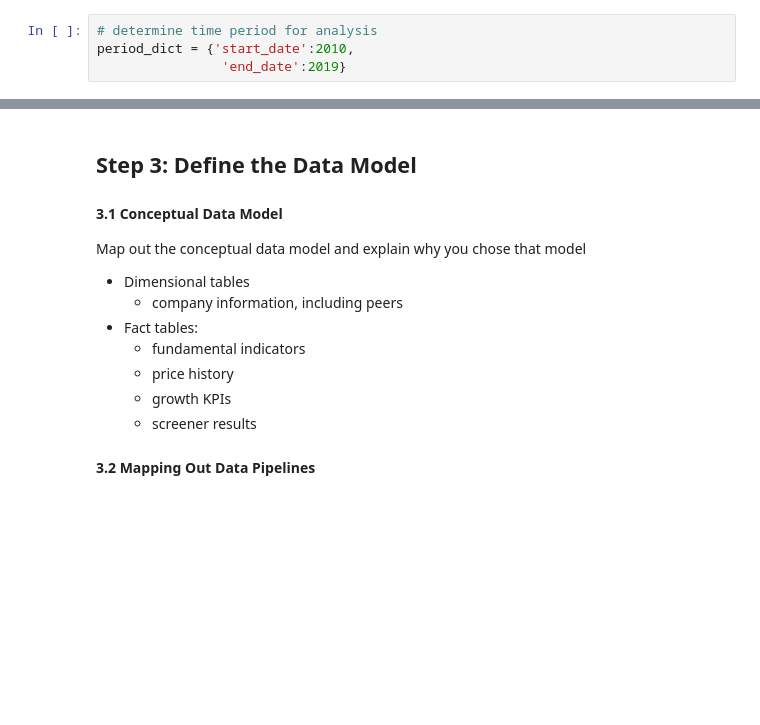
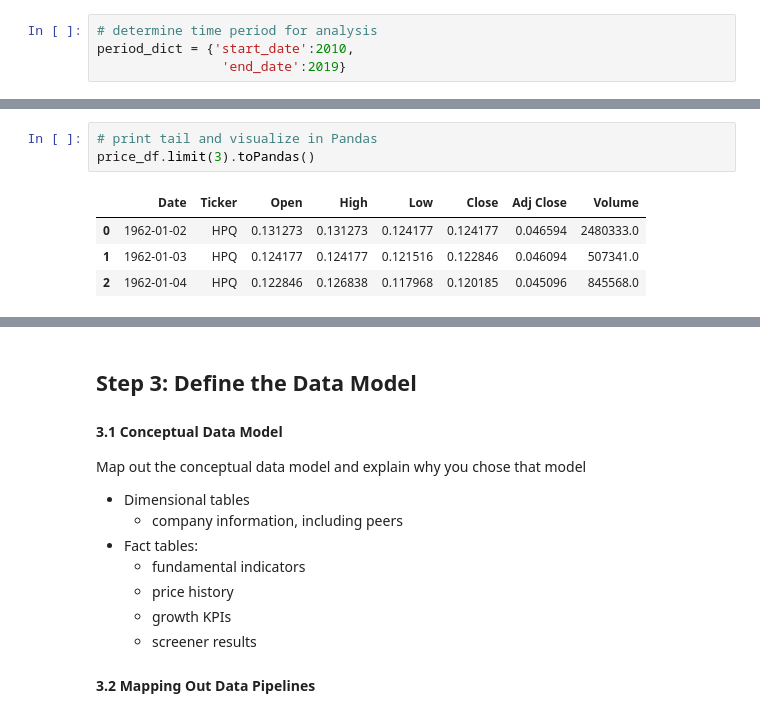
Before and after one commit to bofflord/stock-screener, a Jupyter notebook: src/capstone_stockscreener.ipynb, the cells around one changed output, grey strips where cells are left out. Saved outputs shown, nothing was run; the diff lists cells and outputs as text; blank space fills up the shorter version.

```diff
--- a/src/capstone_stockscreener.ipynb
+++ b/src/capstone_stockscreener.ipynb
@@ -369,0 +419,8 @@ period_dict = {'start_date':2010,
+# %%
+# print tail and visualize in Pandas
+price_df.limit(3).toPandas()
+# %% [output]
+|  | Date | Ticker | Open | High | Low | Close | Adj Close | Volume |
+| 0 | 1962-01-02 | HPQ | 0.131273 | 0.131273 | 0.124177 | 0.124177 | 0.046594 | 2480333.0 |
+| 1 | 1962-01-03 | HPQ | 0.124177 | 0.124177 | 0.121516 | 0.122846 | 0.046094 | 507341.0 |
+| 2 | 1962-01-04 | HPQ | 0.122846 | 0.126838 | 0.117968 | 0.120185 | 0.045096 | 845568.0 |
```
Also changed, not shown: parts of 42 cells of this notebook, 2 other files.
